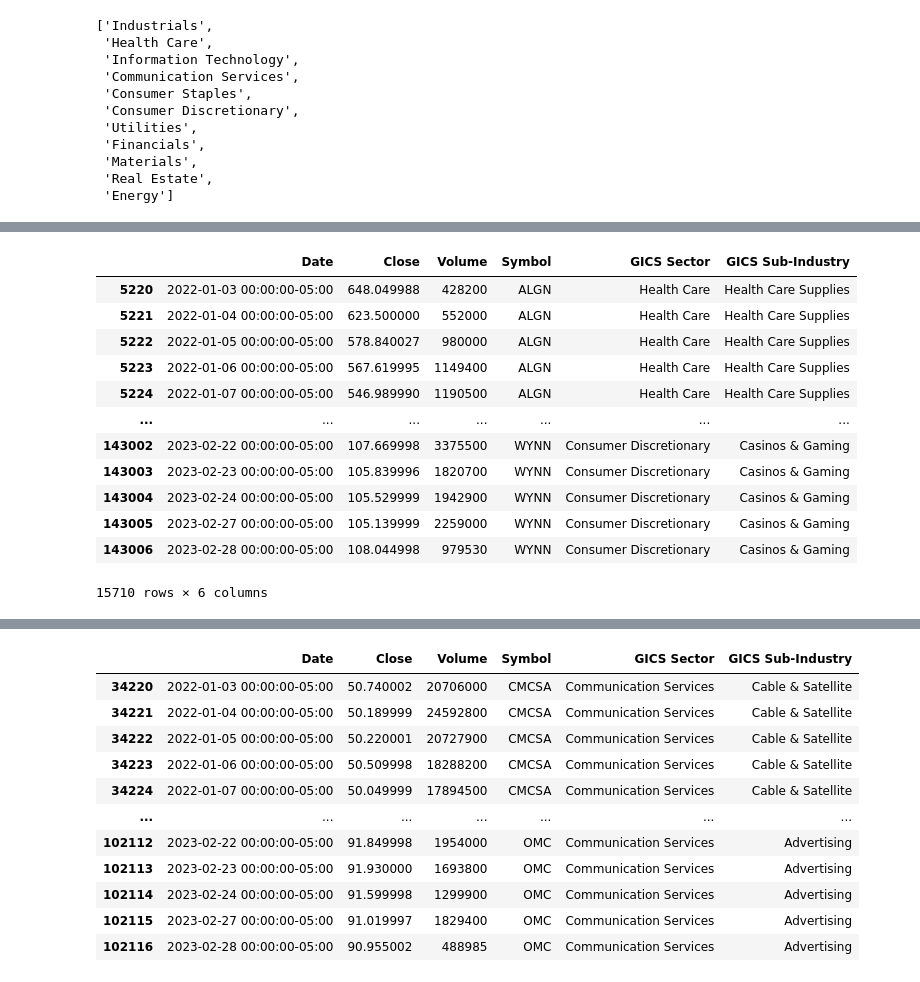
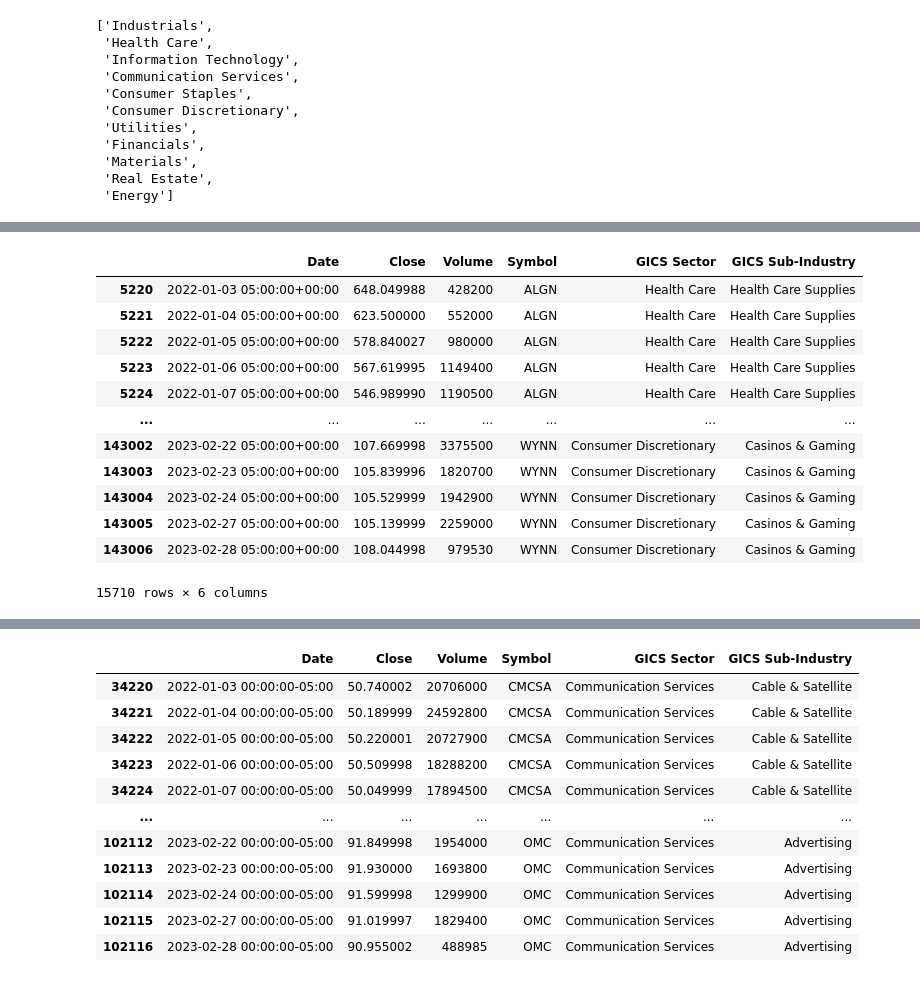
Before and after one commit to Amethyst1016/DATA551_Project, a Jupyter notebook: top5_trend_demo.ipynb, the cells around one changed output, grey strips where cells are left out. Drawn from its saved outputs; the diff is of its cells as text; code cells hidden in the pictures.

```diff
--- a/top5_trend_demo.ipynb
+++ b/top5_trend_demo.ipynb
@@ -120,22 +105,37 @@ top_5_symbol
-# %%
-# Subset the df to only include the top 5 companies in each sector
-df_top_5 = df[df['Symbol'].isin(top_5_symbol[0]+top_5_symbol[1]+top_5_symbol[2]+top_5_symbol[3]+top_5_symbol[4]+top_5_symbol[5]+top_5_symbol[6]+top_5_symbol[7]+top_5_symbol[8]+top_5_symbol[9]+top_5_symbol[10])]
-
-df_top_5
-# %% [output]
-|  | Date | Close | Volume | Symbol | GICS Sector | GICS Sub-Industry |
-| 5220 | 2022-01-03 00:00:00-05:00 | 648.049988 | 428200 | ALGN | Health Care | Health Care Supplies |
-| 5221 | 2022-01-04 00:00:00-05:00 | 623.500000 | 552000 | ALGN | Health Care | Health Care Supplies |
-| 5222 | 2022-01-05 00:00:00-05:00 | 578.840027 | 980000 | ALGN | Health Care | Health Care Supplies |
-| 5223 | 2022-01-06 00:00:00-05:00 | 567.619995 | 1149400 | ALGN | Health Care | Health Care Supplies |
-| 5224 | 2022-01-07 00:00:00-05:00 | 546.989990 | 1190500 | ALGN | Health Care | Health Care Supplies |
-| ... | ... | ... | ... | ... | ... | ... |
-| 143002 | 2023-02-22 00:00:00-05:00 | 107.669998 | 3375500 | WYNN | Consumer Discretionary | Casinos & Gaming |
-| 143003 | 2023-02-23 00:00:00-05:00 | 105.839996 | 1820700 | WYNN | Consumer Discretionary | Casinos & Gaming |
-| 143004 | 2023-02-24 00:00:00-05:00 | 105.529999 | 1942900 | WYNN | Consumer Discretionary | Casinos & Gaming |
-| 143005 | 2023-02-27 00:00:00-05:00 | 105.139999 | 2259000 | WYNN | Consumer Discretionary | Casinos & Gaming |
-| 143006 | 2023-02-28 00:00:00-05:00 | 108.044998 | 979530 | WYNN | Consumer Discretionary | Casinos & Gaming |
-15710 rows × 6 columns
+# %%
+# Define a function to subset the original df to only include the top 5 companies in each sector
+def top_5_company(duration, df):
+
+    company_growth_rate = growth_rate_company(duration, df)
+
+    # Filter the top 5 companies in each sector
+    top_5 = company_growth_rate.groupby('GICS Sector').apply(lambda x: x.nlargest(5, 'Growth Rate'))
+    top_5 = top_5.reset_index(drop=True)
+
+    # Obtain the symbol of top 5 companies in each sector
+    top_5_symbol = top_5['Symbol'].unique().tolist()
+
+    # Subset the df to only include the top 5 companies in each sector
+    df_top_5 = df[df['Symbol'].isin(top_5_symbol)]
+
+    return df_top_5
+# %%
+df_top_5 = top_5_company(90, df)
+df_top_5
+# %% [output]
+|  | Date | Close | Volume | Symbol | GICS Sector | GICS Sub-Industry |
+| 5220 | 2022-01-03 05:00:00+00:00 | 648.049988 | 428200 | ALGN | Health Care | Health Care Supplies |
+| 5221 | 2022-01-04 05:00:00+00:00 | 623.500000 | 552000 | ALGN | Health Care | Health Care Supplies |
+| 5222 | 2022-01-05 05:00:00+00:00 | 578.840027 | 980000 | ALGN | Health Care | Health Care Supplies |
+| 5223 | 2022-01-06 05:00:00+00:00 | 567.619995 | 1149400 | ALGN | Health Care | Health Care Supplies |
+| 5224 | 2022-01-07 05:00:00+00:00 | 546.989990 | 1190500 | ALGN | Health Care | Health Care Supplies |
+| ... | ... | ... | ... | ... | ... | ... |
+| 143002 | 2023-02-22 05:00:00+00:00 | 107.669998 | 3375500 | WYNN | Consumer Discretionary | Casinos & Gaming |
+| 143003 | 2023-02-23 05:00:00+00:00 | 105.839996 | 1820700 | WYNN | Consumer Discretionary | Casinos & Gaming |
+| 143004 | 2023-02-24 05:00:00+00:00 | 105.529999 | 1942900 | WYNN | Consumer Discretionary | Casinos & Gaming |
+| 143005 | 2023-02-27 05:00:00+00:00 | 105.139999 | 2259000 | WYNN | Consumer Discretionary | Casinos & Gaming |
+| 143006 | 2023-02-28 05:00:00+00:00 | 108.044998 | 979530 | WYNN | Consumer Discretionary | Casinos & Gaming |
+15710 rows × 6 columns
 # %%
 # check number of rows for each sector
 df_top_5['GICS Sector'].value_counts()
```
Also changed, not shown: parts of 11 cells of this notebook, 2 other files.
